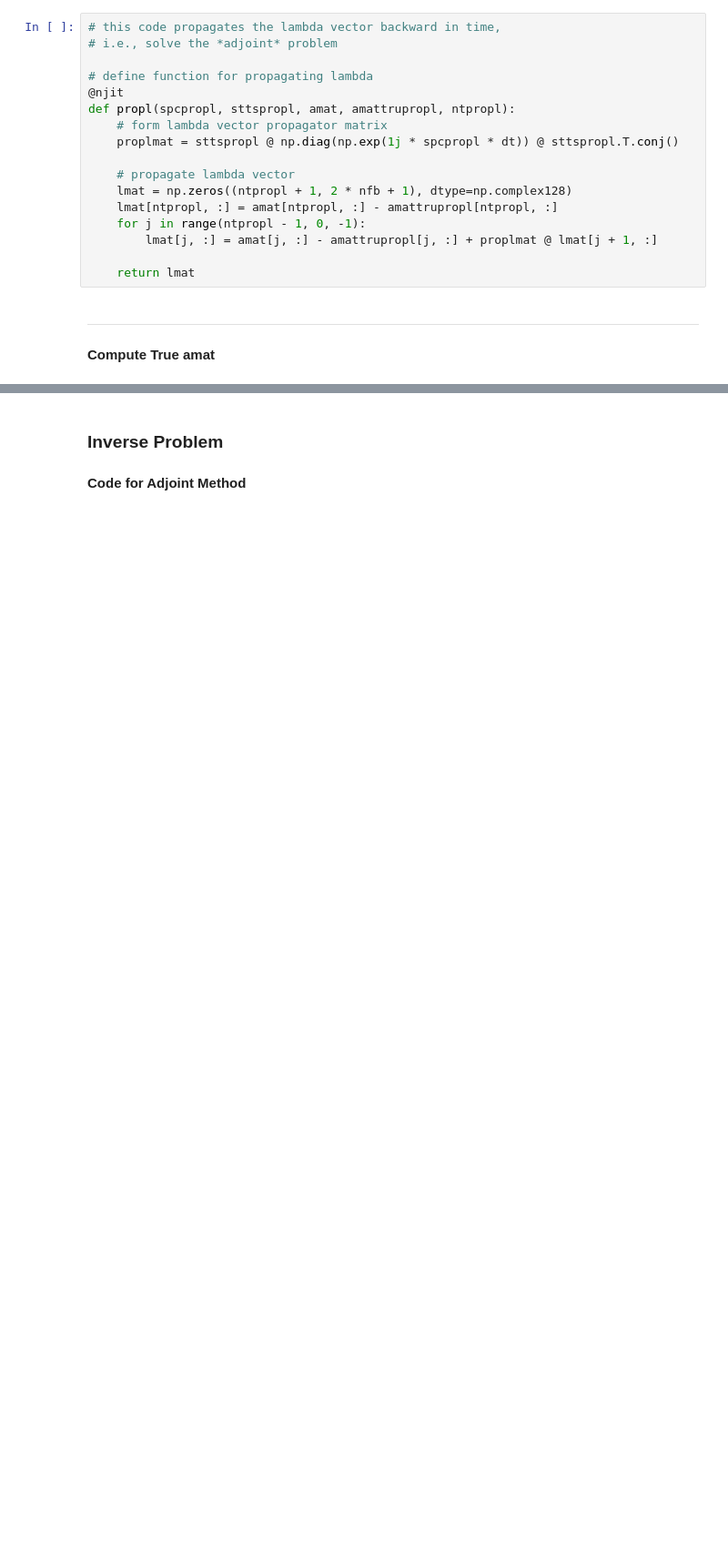
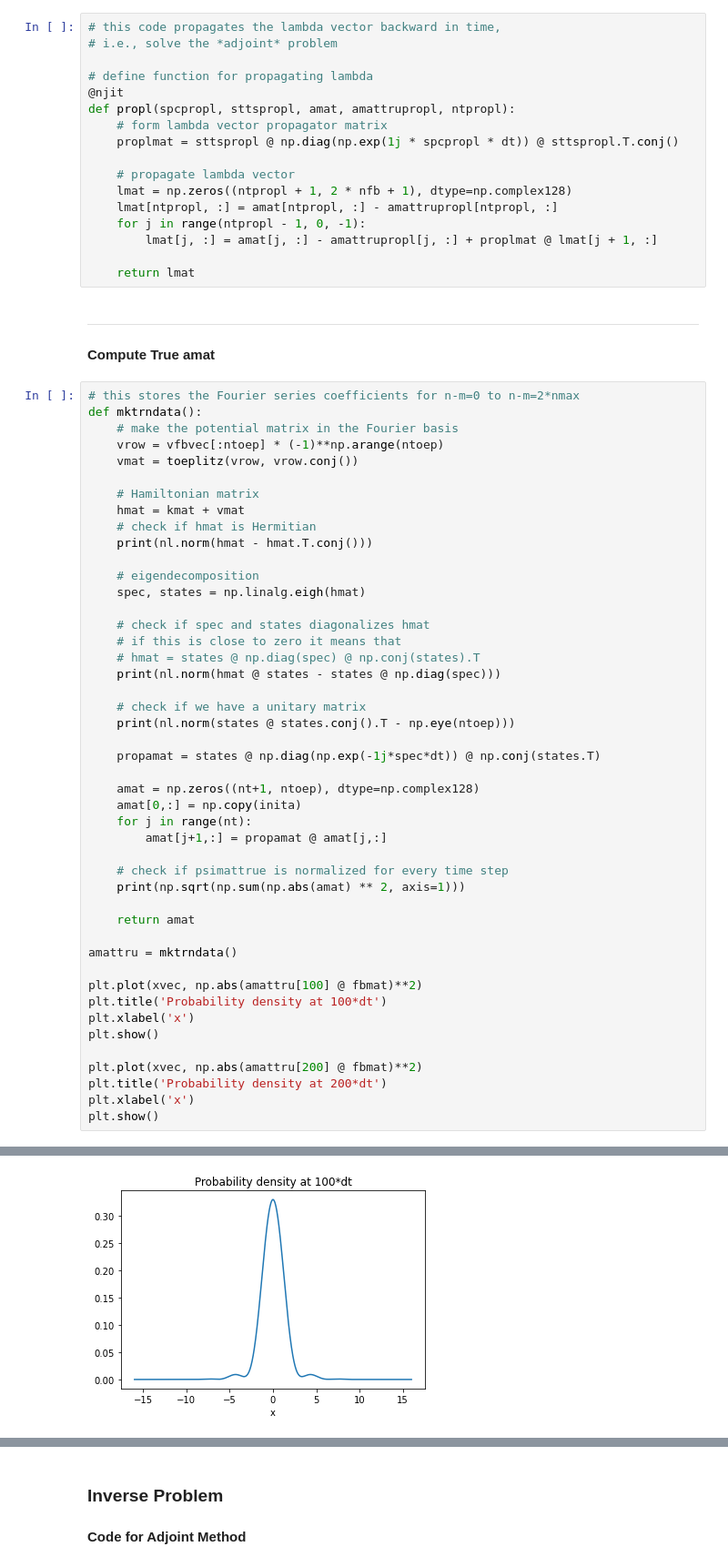
Before and after one commit to kbcollins/tdse, a Jupyter notebook: tdse-adj-kbc-gauss-results.ipynb, the cells around one changed output, grey strips where cells are left out. Shown at 91% size. Cells and saved outputs as stored; diff of their text form; blank space fills up the shorter version.

```diff
--- a/tdse-adj-kbc-gauss-results.ipynb
+++ b/tdse-adj-kbc-gauss-results.ipynb
@@ -331,3 +351,50 @@ def propl(spcpropl, sttspropl, amat, amattrupropl, ntpropl):
 # %% [markdown]
 ---
 **Compute True amat**
+# %%
+# this stores the Fourier series coefficients for n-m=0 to n-m=2*nmax
+def mktrndata():
+    # make the potential matrix in the Fourier basis
+    vrow = vfbvec[:ntoep] * (-1)**np.arange(ntoep)
+    vmat = toeplitz(vrow, vrow.conj())
+
+    # Hamiltonian matrix
+    hmat = kmat + vmat
+    # check if hmat is Hermitian
+    print(nl.norm(hmat - hmat.T.conj()))
+
+    # eigendecomposition
+    spec, states = np.linalg.eigh(hmat)
+
+    # check if spec and states diagonalizes hmat
+    # if this is close to zero it means that
+    # hmat = states @ np.diag(spec) @ np.conj(states).T
+    print(nl.norm(hmat @ states - states @ np.diag(spec)))
+
+    # check if we have a unitary matrix
+    print(nl.norm(states @ states.conj().T - np.eye(ntoep)))
+
+    propamat = states @ np.diag(np.exp(-1j*spec*dt)) @ np.conj(states.T)
+
+    amat = np.zeros((nt+1, ntoep), dtype=np.complex128)
+    amat[0,:] = np.copy(inita)
+    for j in range(nt):
+        amat[j+1,:] = propamat @ amat[j,:]
+
+    # check if psimattrue is normalized for every time step
+    print(np.sqrt(np.sum(np.abs(amat) ** 2, axis=1)))
+
+    return amat
+
+amattru = mktrndata()
+
+plt.plot(xvec, np.abs(amattru[100] @ fbmat)**2)
+plt.title('Probability density at 100*dt')
+plt.xlabel('x')
+plt.show()
+
+plt.plot(xvec, np.abs(amattru[200] @ fbmat)**2)
+plt.title('Probability density at 200*dt')
+plt.xlabel('x')
+plt.show()
+# %% [output]
@@ -333,0 +413 @@ def propl(spcpropl, sttspropl, amat, amattrupropl, ntpropl):
+[figure, added]
```
Also changed, not shown: parts of 20 cells of this notebook.
